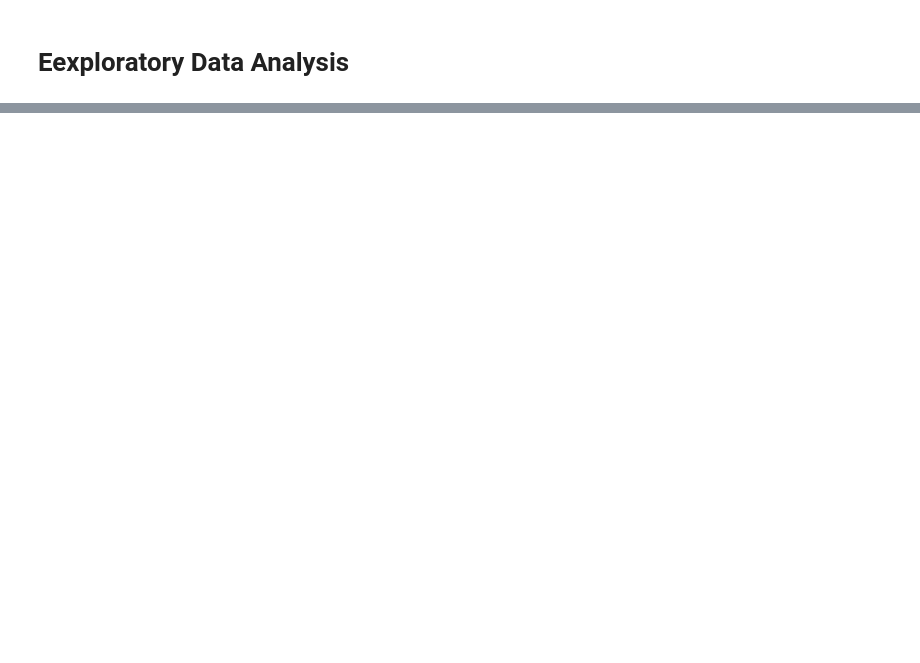
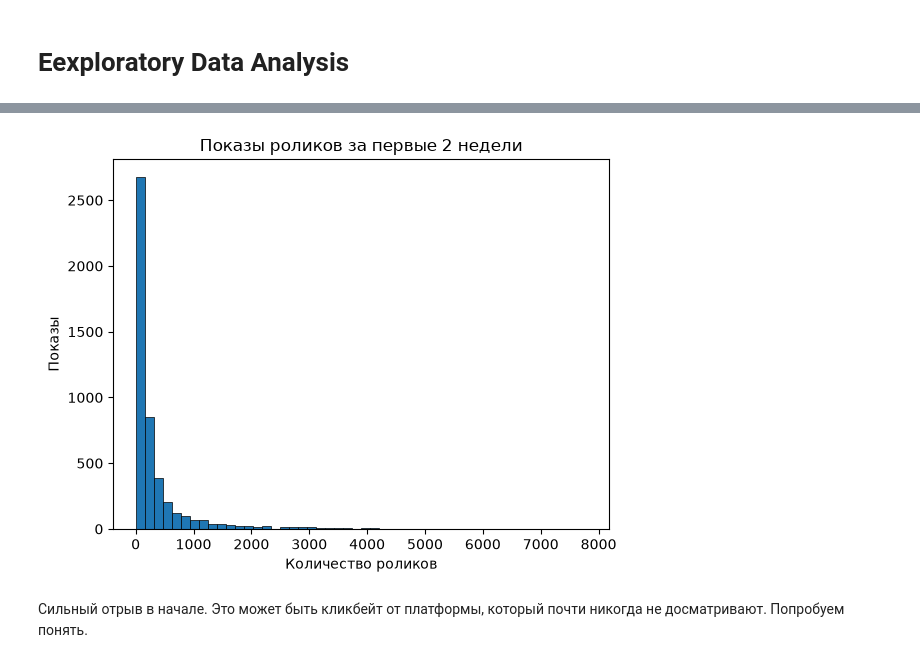
Before and after one commit to skol/netology_final, a Jupyter notebook: notebooks/01_eda.ipynb, the cells around one changed output, grey strips where cells are left out. Saved outputs shown, nothing was run; the diff lists cells and outputs as text; code cells hidden in the pictures; blank space fills up the shorter version.

```diff
--- a/notebooks/01_eda.ipynb
+++ b/notebooks/01_eda.ipynb
@@ -222,0 +61,24 @@ shape: (9, 13)
+# %%
+# считаем хиты среди загруженных взаимодействий, кого сколько раз показали.
+items = (
+    df.group_by("item_id")
+    .agg(
+        pl.len().alias("count")
+    )
+)
+# %%
+# Распределение
+plt.hist(
+    items["count"],
+    bins=50,
+    edgecolor='black',
+    linewidth=.5,
+)
+plt.title("Показы роликов за первые 2 недели")
+plt.xlabel("Количество роликов")
+plt.ylabel("Показы")
+plt.show()
+# %% [output]
+[figure, added]
+# %% [markdown]
+Сильный отрыв в начале. Это может быть кликбейт от платформы, который почти никогда не досматривают. Попробуем понять.
```
Also changed, not shown: parts of 80 cells of this notebook.
